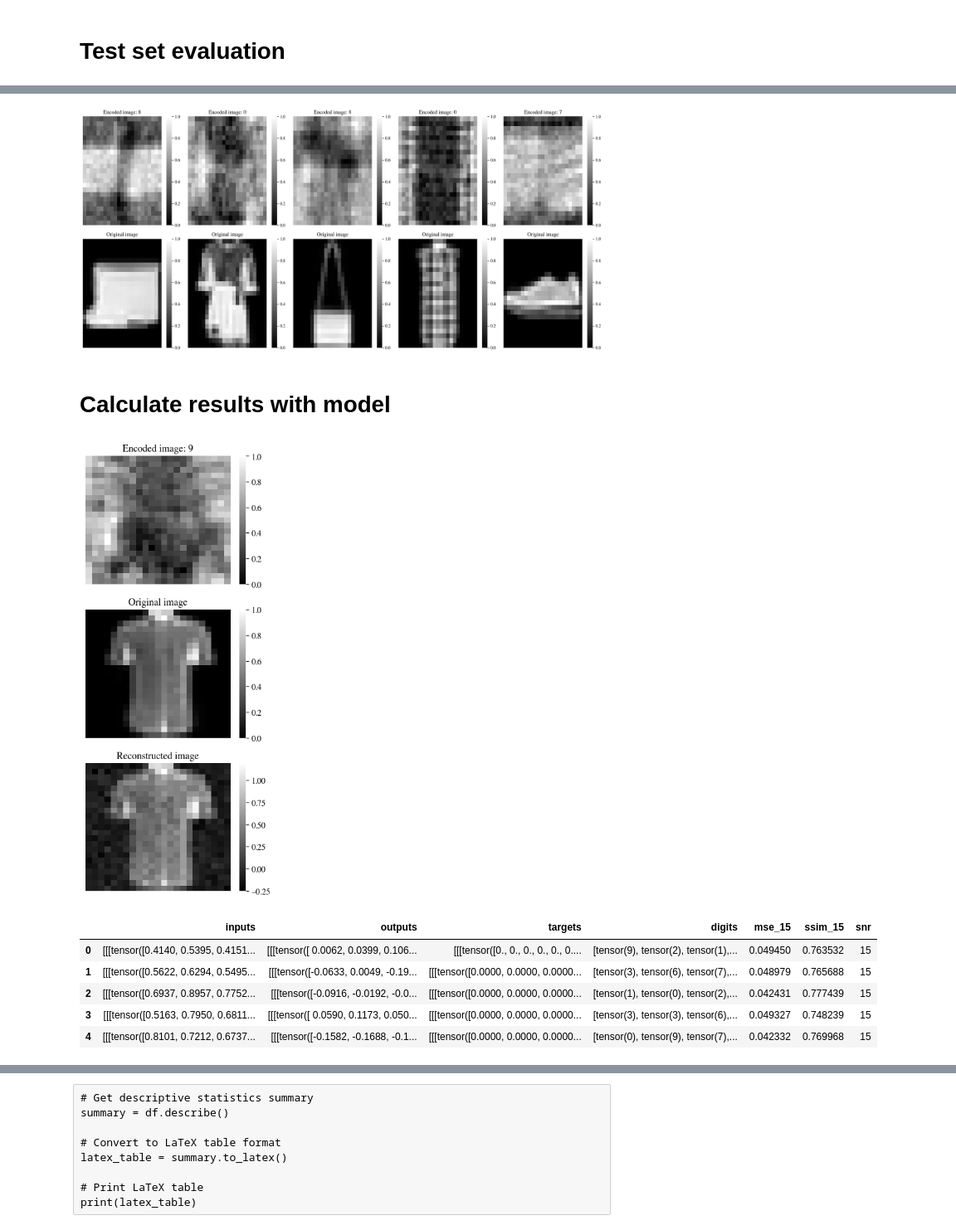
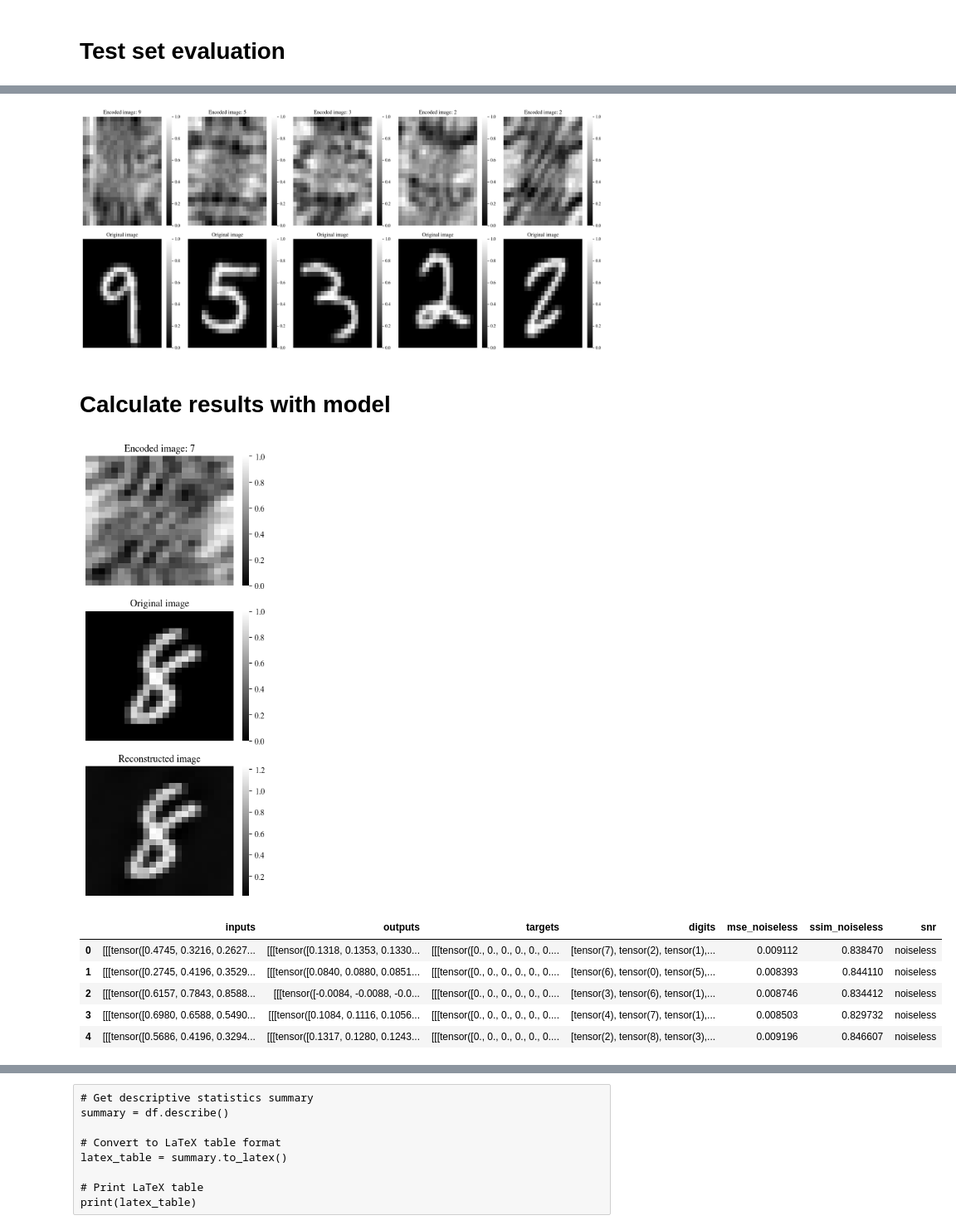
Before and after one commit to jornelasmunoz/UCM_Undergraduate_Research, a Jupyter notebook: jornelasmunoz/notebooks/evaluation_learn_decoder.ipynb, the cells around one changed output, grey strips where cells are left out. Shown at 83% size. Drawn from its saved outputs; the diff is of its cells as text; code cells hidden in the pictures.

```diff
--- a/jornelasmunoz/notebooks/evaluation_learn_decoder.ipynb
+++ b/jornelasmunoz/notebooks/evaluation_learn_decoder.ipynb
@@ -58,7 +59,7 @@ params = {
     "learning_rate": 0.001,
     "epochs": 5,
     "model": f"decoder_cnn_{date}",
-    "dataset": "mnist_mura_noiseless",
+    "dataset": "MNIST_mura_noiseless",
     "scheduler_patience": 1,
     "snr": None,
 }
@@ -153,8 +185,8 @@ SSIM = StructuralSimilarityIndexMeasure()
 result_dict = {}
 # %%
 # This is to load test sets with different levels of noise. Change level of noise
-model.params['snr'] = 15
-model.params['dataset'] = 'Fashion'
+model.params['snr'] = None
+model.params['dataset'] = 'MNIST'
 # Load data
 train_data, test_data, loaders = load_data(model.params)
 
@@ -198,7 +230,7 @@ plt.tight_layout()
 plt.savefig(model.RUN_DIR+ f"encoded_examples_snr_{model.params['snr']}.png")
 plt.show()
 # %% [output]
-[figure, old version]
+[figure, new version]
 # %% [markdown]
 # Calculate results with model
 # %%
@@ -231,19 +263,19 @@ for idx in range(outputs.shape[1]):
     count += 1
 plt.tight_layout()
 # %% [output]
-[figure, old version]
+[figure, new version]
 # %%
 # Put results in dataframe
 df = pd.DataFrame(results, columns=['inputs', 'outputs', 'targets', 'digits', f'mse_{model.params["snr"]}', f'ssim_{model.params["snr"]}','snr'])
-df.to_csv(model.RUN_DIR + f'results_{model.params["dataset"]}_{model.params["snr"]}.csv')
+# df.to_csv(model.RUN_DIR + f'results_{model.params["dataset"]}_{model.params["snr"]}.csv')
 df.head(5)
 # %% [output]
-|  | inputs | outputs | targets | digits | mse_15 | ssim_15 | snr |
-| 0 | [[[tensor([0.4140, 0.5395, 0.4151... | [[[tensor([ 0.0062, 0.0399, 0.106... | [[[tensor([0., 0., 0., 0., 0., 0.... | [tensor(9), tensor(2), tensor(1),... | 0.049450 | 0.763532 | 15 |
-| 1 | [[[tensor([0.5622, 0.6294, 0.5495... | [[[tensor([-0.0633, 0.0049, -0.19... | [[[tensor([0.0000, 0.0000, 0.0000... | [tensor(3), tensor(6), tensor(7),... | 0.048979 | 0.765688 | 15 |
-| 2 | [[[tensor([0.6937, 0.8957, 0.7752... | [[[tensor([-0.0916, -0.0192, -0.0... | [[[tensor([0.0000, 0.0000, 0.0000... | [tensor(1), tensor(0), tensor(2),... | 0.042431 | 0.777439 | 15 |
-| 3 | [[[tensor([0.5163, 0.7950, 0.6811... | [[[tensor([ 0.0590, 0.1173, 0.050... | [[[tensor([0.0000, 0.0000, 0.0000... | [tensor(3), tensor(3), tensor(6),... | 0.049327 | 0.748239 | 15 |
-| 4 | [[[tensor([0.8101, 0.7212, 0.6737... | [[[tensor([-0.1582, -0.1688, -0.1... | [[[tensor([0.0000, 0.0000, 0.0000... | [tensor(0), tensor(9), tensor(7),... | 0.042332 | 0.769968 | 15 |
+|  | inputs | outputs | targets | digits | mse_noiseless | ssim_noiseless | snr |
+| 0 | [[[tensor([0.4745, 0.3216, 0.2627... | [[[tensor([0.1318, 0.1353, 0.1330... | [[[tensor([0., 0., 0., 0., 0., 0.... | [tensor(7), tensor(2), tensor(1),... | 0.009112 | 0.838470 | noiseless |
+| 1 | [[[tensor([0.2745, 0.4196, 0.3529... | [[[tensor([0.0840, 0.0880, 0.0851... | [[[tensor([0., 0., 0., 0., 0., 0.... | [tensor(6), tensor(0), tensor(5),... | 0.008393 | 0.844110 | noiseless |
+| 2 | [[[tensor([0.6157, 0.7843, 0.8588... | [[[tensor([-0.0084, -0.0088, -0.0... | [[[tensor([0., 0., 0., 0., 0., 0.... | [tensor(3), tensor(6), tensor(1),... | 0.008746 | 0.834412 | noiseless |
+| 3 | [[[tensor([0.6980, 0.6588, 0.5490... | [[[tensor([0.1084, 0.1116, 0.1056... | [[[tensor([0., 0., 0., 0., 0., 0.... | [tensor(4), tensor(7), tensor(1),... | 0.008503 | 0.829732 | noiseless |
+| 4 | [[[tensor([0.5686, 0.4196, 0.3294... | [[[tensor([0.1317, 0.1280, 0.1243... | [[[tensor([0., 0., 0., 0., 0., 0.... | [tensor(2), tensor(8), tensor(3),... | 0.009196 | 0.846607 | noiseless |
 # %%
 result_dict[f'{model.params["snr"]}_results'] = df
 # %%
```
Also changed, not shown: parts of 15 cells of this notebook, 11 other files.
